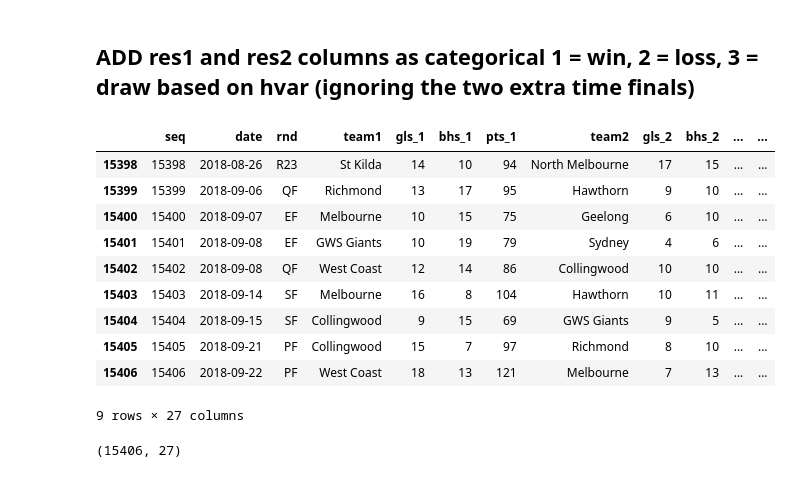
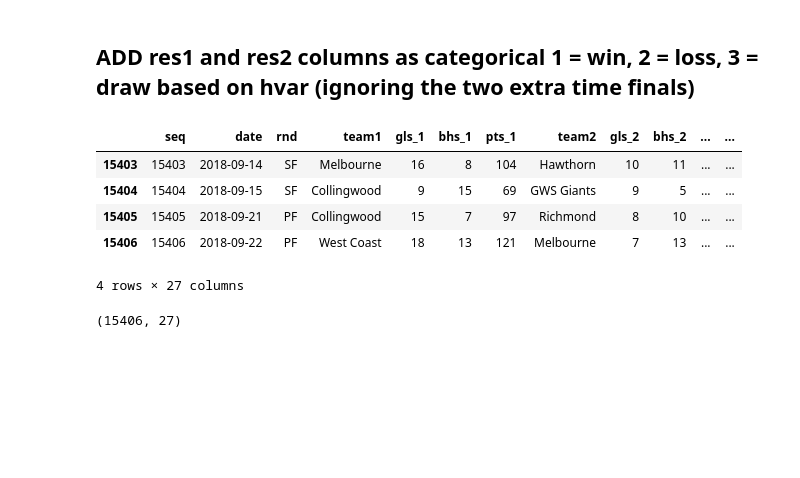
Before and after one commit to stevegabriel1/afl_explore, a Jupyter notebook: afl_prev_2018_finals3.ipynb, the cells around one changed output. Saved outputs shown, nothing was run; the diff lists cells and outputs as text; code cells hidden in the pictures; blank space fills up the shorter version.

```diff
--- a/afl_prev_2018_finals3.ipynb
+++ b/afl_prev_2018_finals3.ipynb
@@ -377,19 +377,14 @@ def result_cat_a(hvar):
 trans['res1'] = trans['hvar'].apply(result_cat_h)
 trans['res2'] = trans['hvar'].apply(result_cat_a)
 # %%
-trans.tail(9)
+trans.tail(4)
 # %% [output]
 |  | seq | date | rnd | team1 | gls_1 | bhs_1 | pts_1 | team2 | gls_2 | bhs_2 | ... | ... |
-| 15398 | 15398 | 2018-08-26 | R23 | St Kilda | 14 | 10 | 94 | North Melbourne | 17 | 15 | ... | ... |
-| 15399 | 15399 | 2018-09-06 | QF | Richmond | 13 | 17 | 95 | Hawthorn | 9 | 10 | ... | ... |
-| 15400 | 15400 | 2018-09-07 | EF | Melbourne | 10 | 15 | 75 | Geelong | 6 | 10 | ... | ... |
-| 15401 | 15401 | 2018-09-08 | EF | GWS Giants | 10 | 19 | 79 | Sydney | 4 | 6 | ... | ... |
-| 15402 | 15402 | 2018-09-08 | QF | West Coast | 12 | 14 | 86 | Collingwood | 10 | 10 | ... | ... |
 | 15403 | 15403 | 2018-09-14 | SF | Melbourne | 16 | 8 | 104 | Hawthorn | 10 | 11 | ... | ... |
 | 15404 | 15404 | 2018-09-15 | SF | Collingwood | 9 | 15 | 69 | GWS Giants | 9 | 5 | ... | ... |
 | 15405 | 15405 | 2018-09-21 | PF | Collingwood | 15 | 7 | 97 | Richmond | 8 | 10 | ... | ... |
 | 15406 | 15406 | 2018-09-22 | PF | West Coast | 18 | 13 | 121 | Melbourne | 7 | 13 | ... | ... |
-9 rows × 27 columns
+4 rows × 27 columns
 # %%
 trans.shape
 # %% [output]
```
Also changed, not shown: parts of 1 cell of this notebook.
